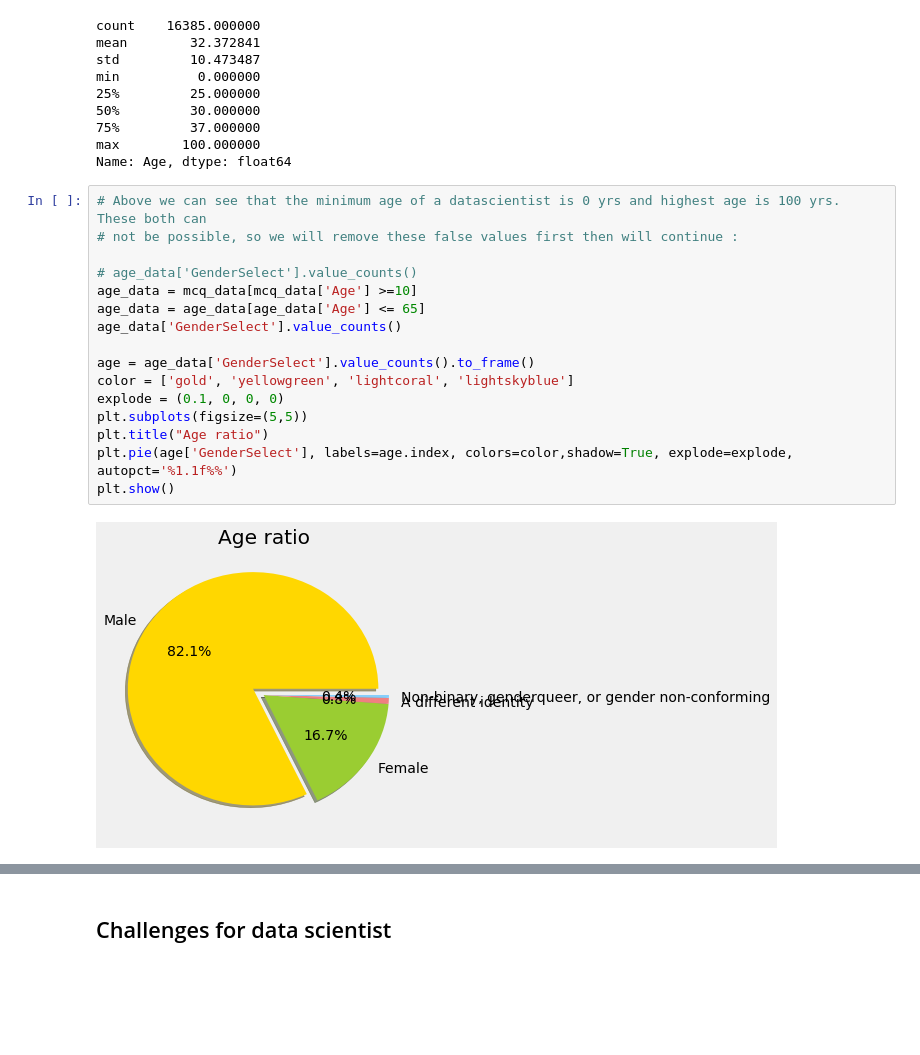
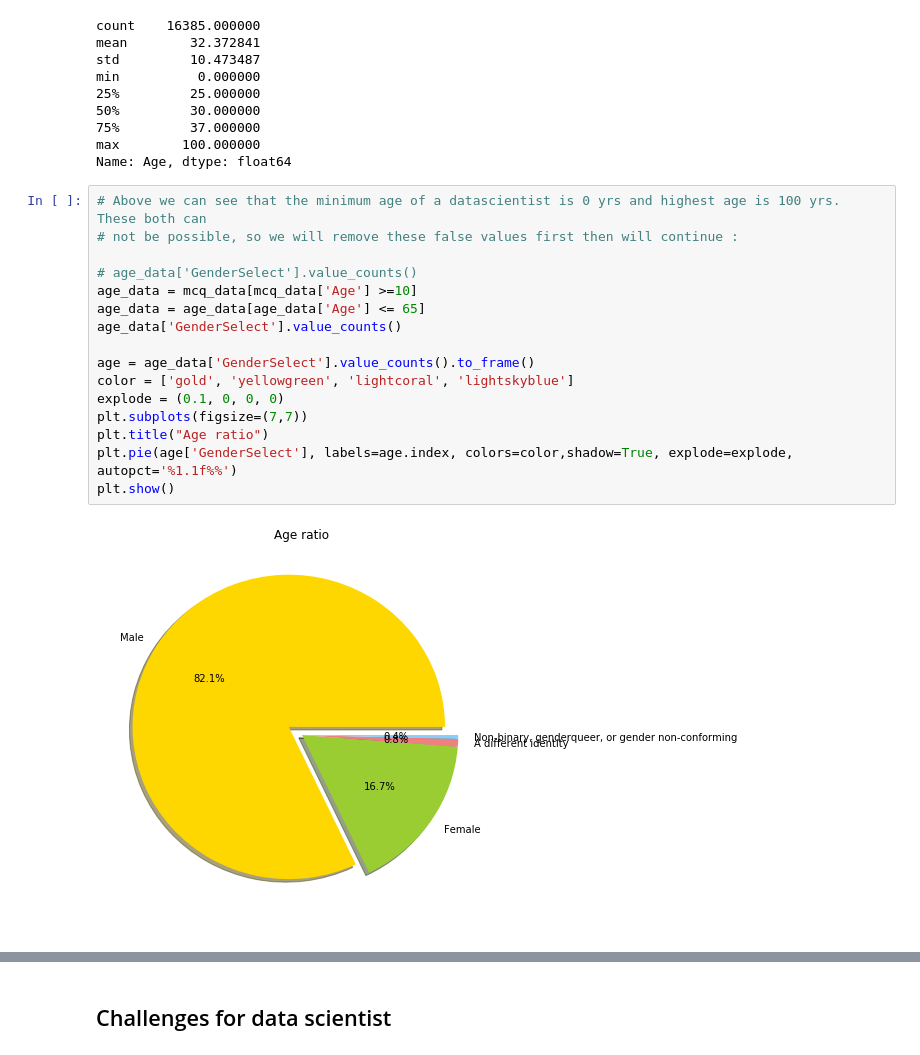
Before and after one commit to vipinbharti121/Kaggle_ML_datascience_survey, a Jupyter notebook: KaggleMLandDataScience.ipynb, the cells around one changed output, grey strips where cells are left out. Cells and saved outputs as stored; diff of their text form; blank space fills up the shorter version.

```diff
--- a/KaggleMLandDataScience.ipynb
+++ b/KaggleMLandDataScience.ipynb
@@ -142,21 +143,21 @@ Name: Age, dtype: float64
 # %%
 # Above we can see that the minimum age of a datascientist is 0 yrs and highest age is 100 yrs. These both can
 # not be possible, so we will remove these false values first then will continue :
 
 # age_data['GenderSelect'].value_counts()
 age_data = mcq_data[mcq_data['Age'] >=10]
 age_data = age_data[age_data['Age'] <= 65]
 age_data['GenderSelect'].value_counts()
 
 age = age_data['GenderSelect'].value_counts().to_frame()
 color = ['gold', 'yellowgreen', 'lightcoral', 'lightskyblue']
 explode = (0.1, 0, 0, 0)
-plt.subplots(figsize=(5,5))
+plt.subplots(figsize=(7,7))
 plt.title("Age ratio")
 plt.pie(age['GenderSelect'], labels=age.index, colors=color,shadow=True, explode=explode, autopct='%1.1f%%')
 plt.show()
 # %% [output]
-[figure, old version]
+[figure, new version]
 # %%
 plt.subplots(figsize=(5,5))
 plt.title("Age range in different Genders")
```
Also changed, not shown: parts of 14 cells of this notebook.
